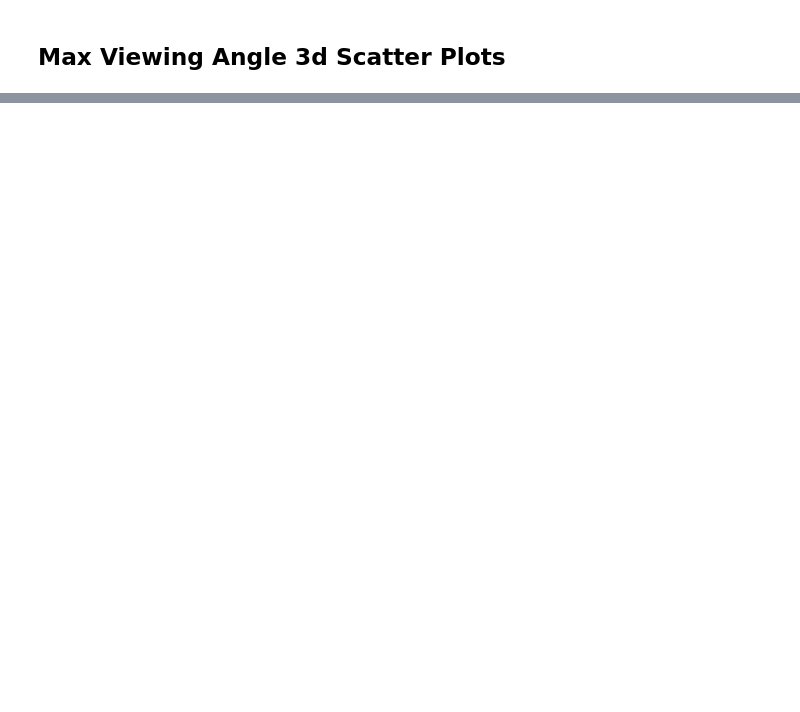
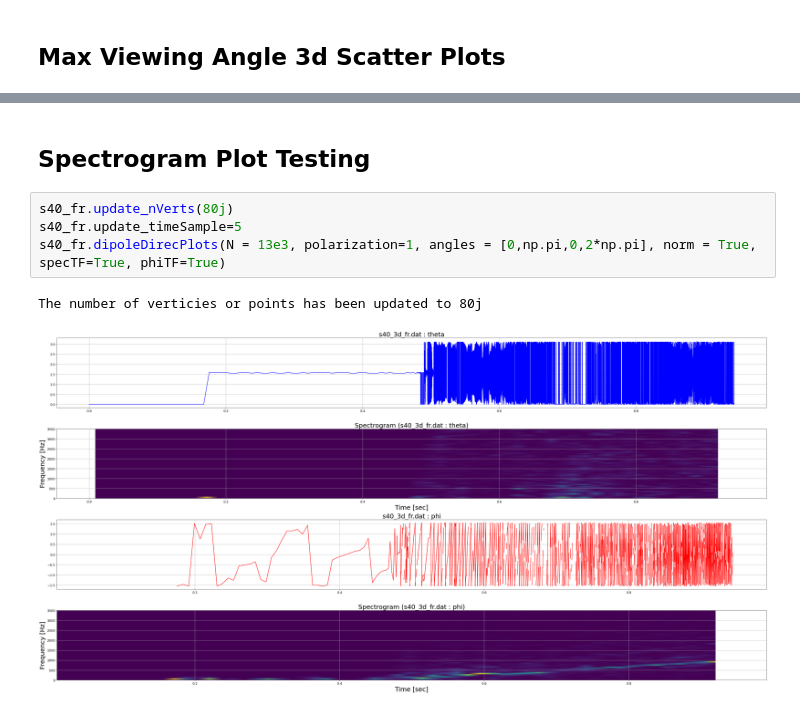
Before and after one commit to StevenVC/PajkosSummerResearch, a Jupyter notebook: programs/TempCompleteSystem.ipynb, the cells around one changed output, grey strips where cells are left out. Drawn from its saved outputs; the diff is of its cells as text; blank space fills up the shorter version.

```diff
--- a/programs/TempCompleteSystem.ipynb
+++ b/programs/TempCompleteSystem.ipynb
@@ -442,0 +450,9 @@ array([[[0.        , 0.        , 0.        ],
+# %% [markdown]
+## Spectrogram Plot Testing
+# %%
+s40_fr.update_nVerts(80j)
+s40_fr.update_timeSample=5
+s40_fr.dipoleDirecPlots(N = 13e3, polarization=1, angles = [0,np.pi,0,2*np.pi], norm = True, specTF=True, phiTF=True)
+# %% [output]
+The number of verticies or points has been updated to 80j
+[figure, added]
```
Also changed, not shown: parts of 12 cells of this notebook, 1 other file.
